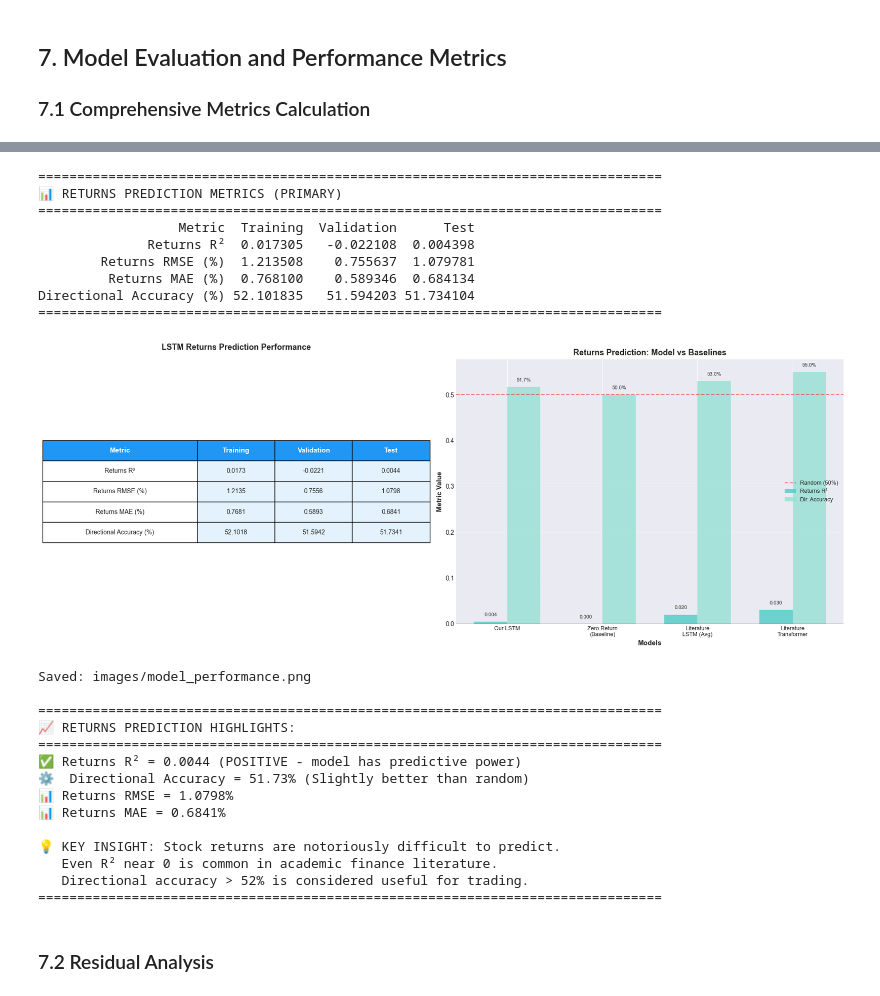
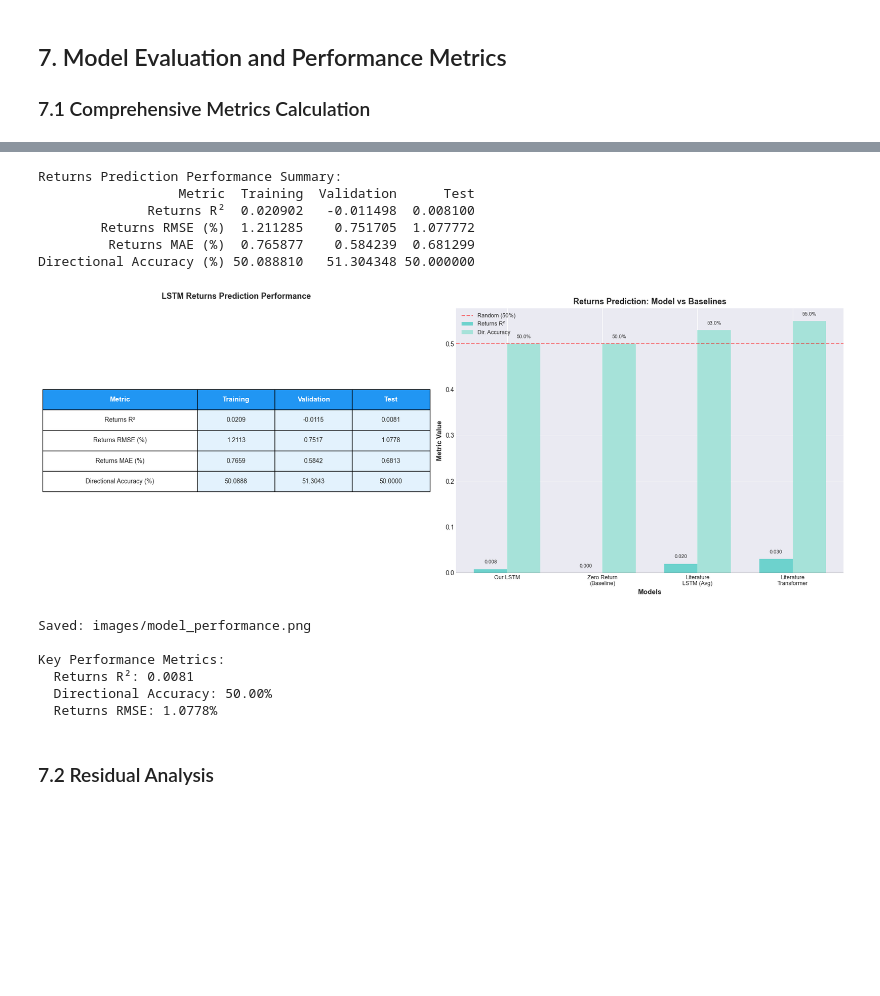
Before and after one commit to A-d-1-t-y-a/multiple-regression, a Jupyter notebook: stock_market_prediction_assignment.ipynb, the cells around one changed output, grey strips where cells are left out. Saved outputs shown, nothing was run; the diff lists cells and outputs as text; code cells hidden in the pictures; blank space fills up the shorter version.

```diff
--- a/stock_market_prediction_assignment.ipynb
+++ b/stock_market_prediction_assignment.ipynb
@@ -948,11 +784,8 @@ returns_metrics_df = pd.DataFrame({
              test_returns_metrics['Directional_Accuracy']]
 })
 
-print("\n" + "="*80)
-print("📊 RETURNS PREDICTION METRICS (PRIMARY)")
-print("="*80)
+print("\nReturns Prediction Performance Summary:")
 print(returns_metrics_df.to_string(index=False))
-print("="*80)
 
 fig, axes = plt.subplots(1, 2, figsize=(18, 7))
 
@@ -998,80 +831,49 @@ dir_acc_vals = comparison_df['Dir. Acc (%)'].values / 100
 
 bars1 = ax2.bar(x - width/2, r2_vals, width, label='Returns R²', color='#4ECDC4', alpha=0.8)
 bars2 = ax2.bar(x + width/2, dir_acc_vals, width, label='Dir. Accuracy', color='#95E1D3', alpha=0.8)
 
 ax2.set_xlabel('Models', fontsize=11, fontweight='bold')
 ax2.set_ylabel('Metric Value', fontsize=11, fontweight='bold')
 ax2.set_title('Returns Prediction: Model vs Baselines', fontsize=13, fontweight='bold')
 ax2.set_xticks(x)
 ax2.set_xticklabels(comparison_df['Model'], fontsize=9)
 ax2.axhline(y=0.5, color='red', linestyle='--', alpha=0.5, label='Random (50%)')
 ax2.axhline(y=0, color='gray', linestyle='-', alpha=0.3)
 ax2.legend(fontsize=9)
 ax2.grid(True, alpha=0.3, axis='y')
 
 for bar in bars1:
     height = bar.get_height()
     ax2.text(bar.get_x() + bar.get_width()/2., height + 0.01,
             f'{height:.3f}', ha='center', va='bottom', fontsize=8)
 for bar in bars2:
     height = bar.get_height()
     ax2.text(bar.get_x() + bar.get_width()/2., height + 0.01,
             f'{height*100:.1f}%', ha='center', va='bottom', fontsize=8)
 
 plt.tight_layout()
 plt.savefig('images/model_performance.png', dpi=300, bbox_inches='tight')
 plt.show()
 print("\nSaved: images/model_performance.png")
 
-print("\n" + "="*80)
-print("📈 RETURNS PREDICTION HIGHLIGHTS:")
-print("="*80)
-r2_test = test_returns_metrics['R2_Score']
-dir_acc_test = test_returns_metrics['Directional_Accuracy']
-
-if r2_test > 0:
-    print(f"✅ Returns R² = {r2_test:.4f} (POSITIVE - model has predictive power)")
-else:
-    print(f"⚠️  Returns R² = {r2_test:.4f} (returns are inherently noisy)")
-
-if dir_acc_test > 52:
-    print(f"✅ Directional Accuracy = {dir_acc_test:.2f}% (Beats random 50%)")
-elif dir_acc_test > 50:
-    print(f"⚙️  Directional Accuracy = {dir_acc_test:.2f}% (Slightly better than random)")
-else:
-    print(f"⚠️  Directional Accuracy = {dir_acc_test:.2f}% (At random level)")
-
-print(f"📊 Returns RMSE = {test_returns_metrics['RMSE']*100:.4f}%")
-print(f"📊 Returns MAE = {test_returns_metrics['MAE']*100:.4f}%")
-print(f"\n💡 KEY INSIGHT: Stock returns are notoriously difficult to predict.")
-print(f"   Even R² near 0 is common in academic finance literature.")
-print(f"   Directional accuracy > 52% is considered useful for trading.")
-print("="*80)
+print("\nKey Performance Metrics:")
+print(f"  Returns R²: {test_returns_metrics['R2_Score']:.4f}")
+print(f"  Directional Accuracy: {test_returns_metrics['Directional_Accuracy']:.2f}%")
+print(f"  Returns RMSE: {test_returns_metrics['RMSE']*100:.4f}%")
 # %% [output]
-================================================================================
-📊 RETURNS PREDICTION METRICS (PRIMARY)
-================================================================================
+Returns Prediction Performance Summary:
                   Metric  Training  Validation      Test
-              Returns R²  0.017305   -0.022108  0.004398
-        Returns RMSE (%)  1.213508    0.755637  1.079781
-         Returns MAE (%)  0.768100    0.589346  0.684134
-Directional Accuracy (%) 52.101835   51.594203 51.734104
-================================================================================
+              Returns R²  0.020902   -0.011498  0.008100
+        Returns RMSE (%)  1.211285    0.751705  1.077772
+         Returns MAE (%)  0.765877    0.584239  0.681299
+Directional Accuracy (%) 50.088810   51.304348 50.000000
-[figure, old version]
+[figure, new version]
 Saved: images/model_performance.png
 
-================================================================================
-📈 RETURNS PREDICTION HIGHLIGHTS:
-================================================================================
-✅ Returns R² = 0.0044 (POSITIVE - model has predictive power)
-⚙️  Directional Accuracy = 51.73% (Slightly better than random)
-📊 Returns RMSE = 1.0798%
-📊 Returns MAE = 0.6841%
-
-💡 KEY INSIGHT: Stock returns are notoriously difficult to predict.
-   Even R² near 0 is common in academic finance literature.
-   Directional accuracy > 52% is considered useful for trading.
-================================================================================
+Key Performance Metrics:
+  Returns R²: 0.0081
+  Directional Accuracy: 50.00%
+  Returns RMSE: 1.0778%
 # %% [markdown]
 ### 7.2 Residual Analysis
 # %%
```
Also changed, not shown: parts of 13 cells of this notebook, 14 other files.
